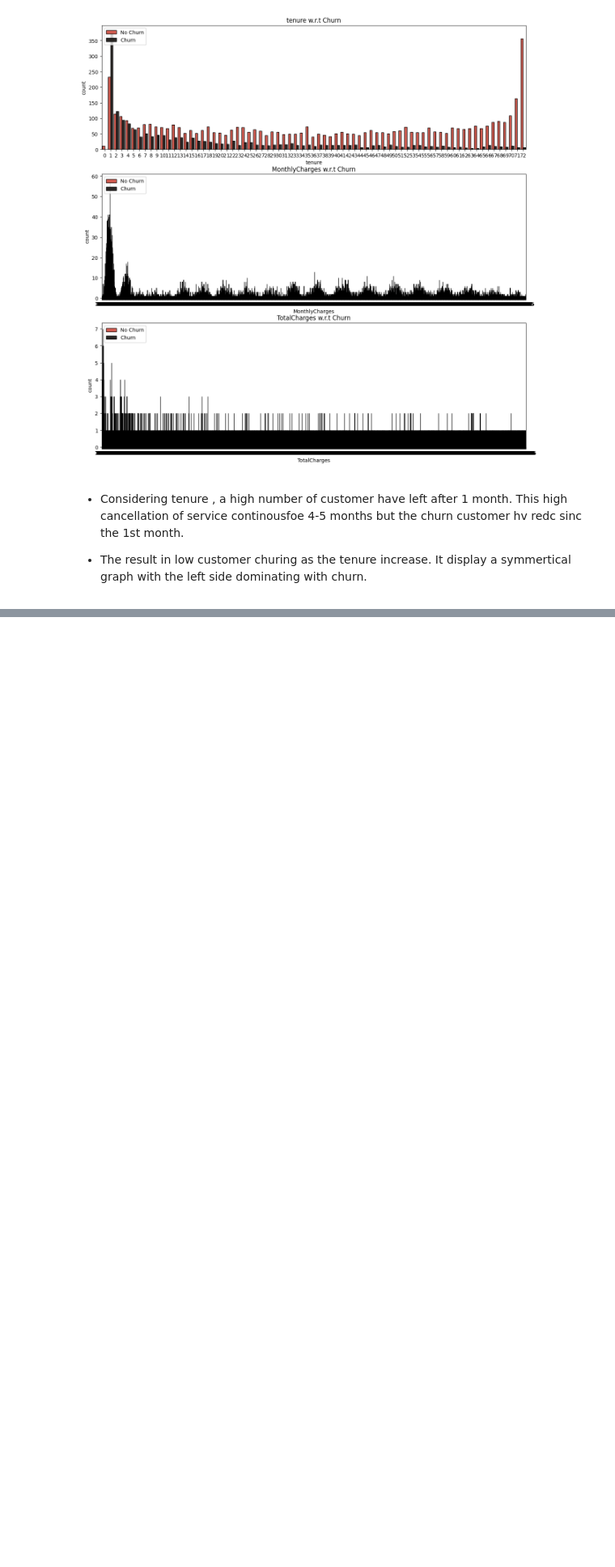
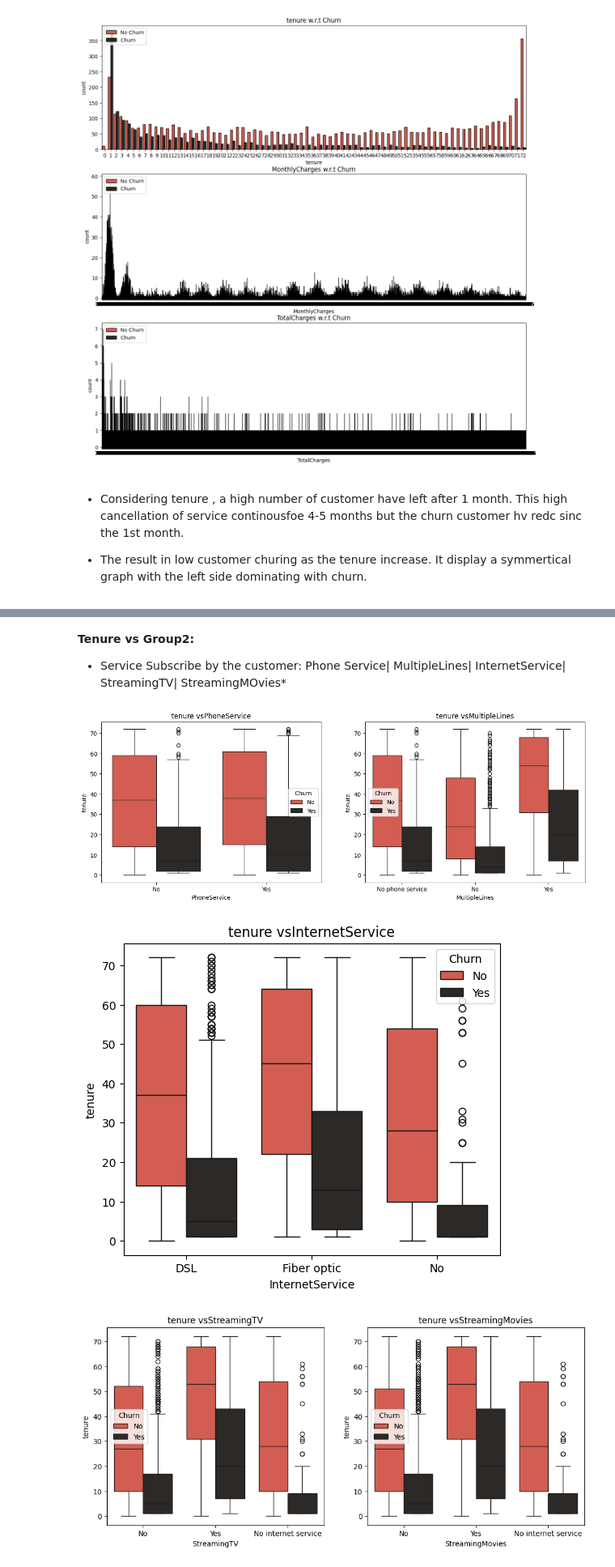
Before and after one commit to Bhupendra-glitch/Customer-Segmentation-Retention, a Jupyter notebook: Telco_Customer_Churn.ipynb, the cells around one changed output, grey strips where cells are left out. Shown at 81% size. Drawn from its saved outputs; the diff is of its cells as text; code cells hidden in the pictures; blank space fills up the shorter version.

```diff
--- a/Telco_Customer_Churn.ipynb
+++ b/Telco_Customer_Churn.ipynb
@@ -579,0 +611,28 @@ for i in range(len(numerical_features)):
+# %% [markdown]
+**Tenure vs Group2:**
+* Service Subscribe by the customer: Phone Service| MultipleLines| InternetService| StreamingTV| StreamingMOvies*
+# %%
+fig = plt.subplots(nrows = 1, ncols = 2, figsize = (15,5))
+
+for i in range(len(l2[0:2])):
+  plt.subplot(1,2,i + 1)
+  ax = sns.boxplot(x = l2[i], y = 'tenure', data = data, hue = 'Churn', palette = colors);
+  plt.title('tenure vs' + l2[i]);
+
+
+fig = plt.subplots(nrows = 1, ncols = 1, figsize = (6,5))
+
+plt.subplot(1,1,1)
+ax = sns.boxplot(x = l2[2], y = 'tenure', data = data, hue = 'Churn', palette = colors);
+plt.title('tenure vs' + l2[2]);
+
+fig = plt.subplots(nrows = 1, ncols = 2, figsize = (12,5))
+
+for i in range(len(l2[3:5])):
+  plt.subplot(1,2,i + 1)
+  ax = sns.boxplot(x = l2[i + 3], y = 'tenure', data = data, hue = 'Churn', palette = colors);
+  plt.title('tenure vs' + l2[i + 3]);
+# %% [output]
+[figure, added]
+[figure, added]
+[figure, added]
```
Also changed, not shown: parts of 8 cells of this notebook.
